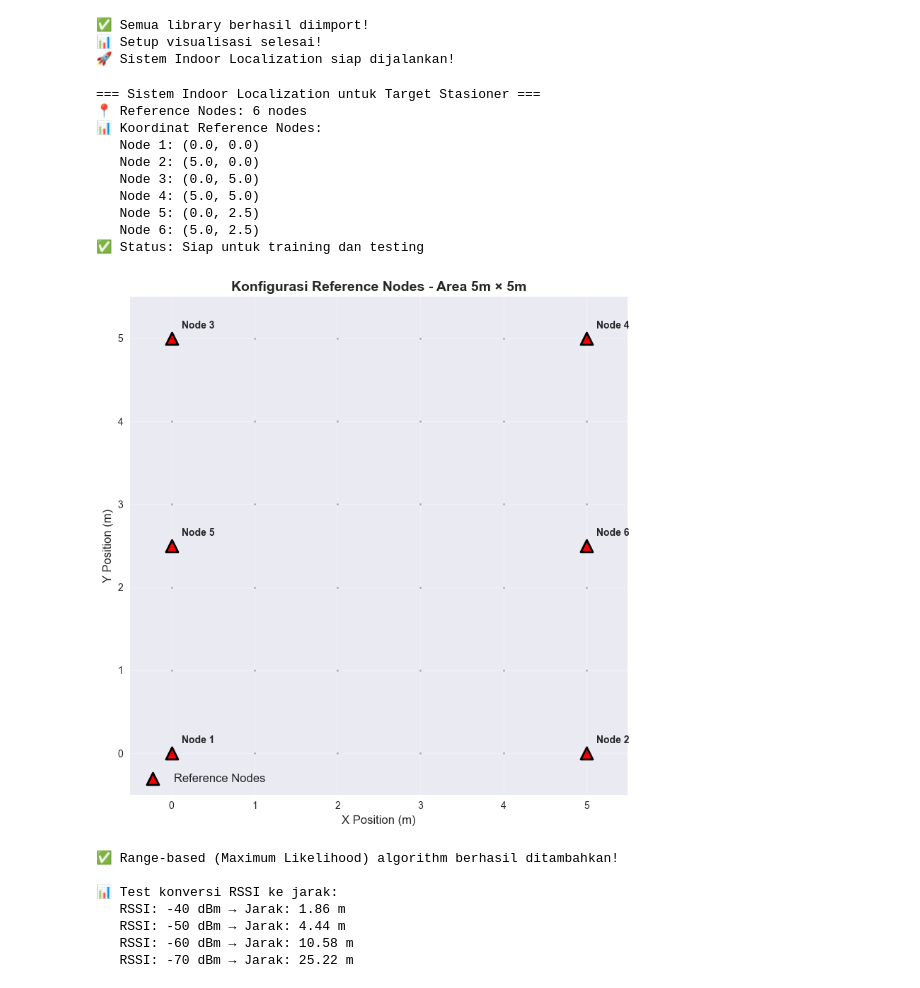
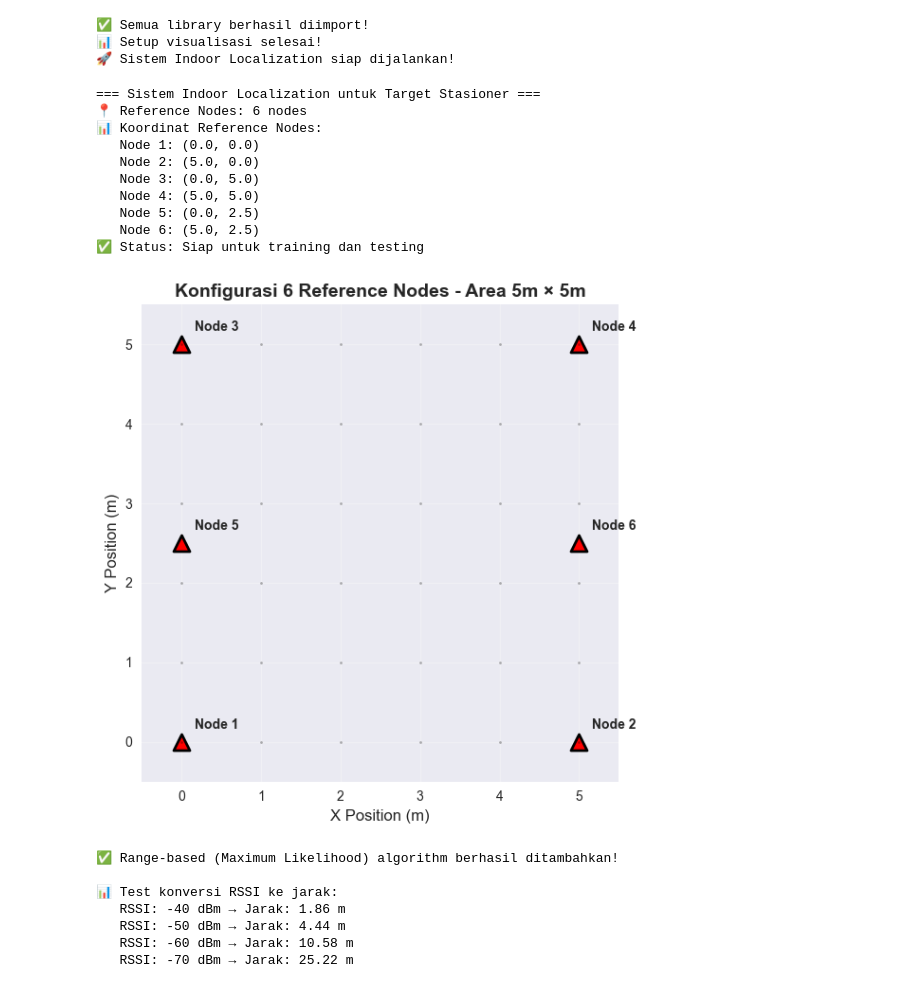
Before and after one commit to bemeeek/cetasense-v2.0, a Jupyter notebook: loc-algorithm-2/fix.ipynb, the cells around one changed output. Cells and saved outputs as stored; diff of their text form; code cells hidden in the pictures.

```diff
--- a/loc-algorithm-2/fix.ipynb
+++ b/loc-algorithm-2/fix.ipynb
@@ -73,51 +73,52 @@ class StationaryIndoorLocalization:
         """
         Tampilkan informasi sistem
         """
-        fig, ax = plt.subplots(1, 1, figsize=(10, 8))
+        fig, ax = plt.subplots(1, 1, figsize=(8, 6))
 
-        # Plot reference nodes
+        # Plot reference nodes (tanpa label sehingga legend tidak muncul)
         ref_x = [node[0] for node in self.reference_nodes]
         ref_y = [node[1] for node in self.reference_nodes]
         ax.scatter(ref_x, ref_y, c='red', s=150, marker='^',
-                  label='Reference Nodes', edgecolors='black', linewidth=2)
+                   edgecolors='black', linewidth=2)
 
         # Label reference nodes
         for i, (x, y) in enumerate(self.reference_nodes):
             ax.annotate(f'Node {i+1}', (x, y), xytext=(10, 10),
-                       textcoords='offset points', fontsize=10, fontweight='bold')
+                        textcoords='offset points', fontsize=10, fontweight='bold')
 
         # Grid area
         for x in range(6):
             for y in range(6):
                 ax.plot(x, y, 'k.', alpha=0.3, markersize=4)
 
         ax.set_xlim(-0.5, 5.5)
         ax.set_ylim(-0.5, 5.5)
         ax.grid(True, alpha=0.3)
         ax.set_xlabel('X Position (m)', fontsize=12)
         ax.set_ylabel('Y Position (m)', fontsize=12)
-        ax.set_title('Konfigurasi Reference Nodes - Area 5m × 5m', fontsize=14, fontweight='bold')
-        ax.legend(fontsize=12)
+        ax.set_title('Konfigurasi 6 Reference Nodes - Area 5m × 5m', fontsize=14, fontweight='bold')
+        # Legend call removed to hide the legend for reference nodes
+        # ax.legend(fontsize=12)
         ax.set_aspect('equal')
 
         plt.tight_layout()
         plt.show()
 
 # Inisialisasi sistem
 localization_system = StationaryIndoorLocalization()
 localization_system.display_system_info()
 # %% [output]
 === Sistem Indoor Localization untuk Target Stasioner ===
 📍 Reference Nodes: 6 nodes
 📊 Koordinat Reference Nodes:
    Node 1: (0.0, 0.0)
    Node 2: (5.0, 0.0)
    Node 3: (0.0, 5.0)
    Node 4: (5.0, 5.0)
    Node 5: (0.0, 2.5)
    Node 6: (5.0, 2.5)
 ✅ Status: Siap untuk training dan testing
-[figure, old version]
+[figure, new version]
 # %%
 # ============================================================================
 # CELL 3: Algoritma Range-based (Maximum Likelihood)
```
Also changed, not shown: parts of 8 cells of this notebook, 12 other files.
